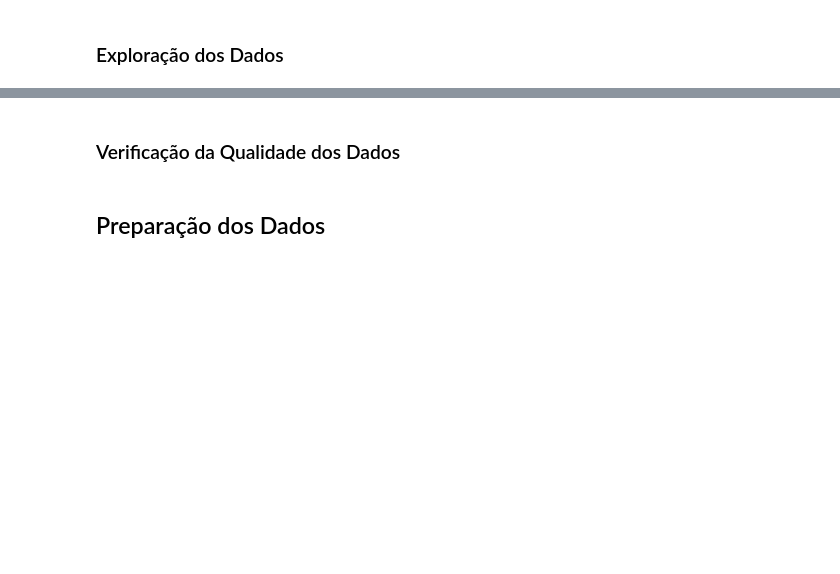
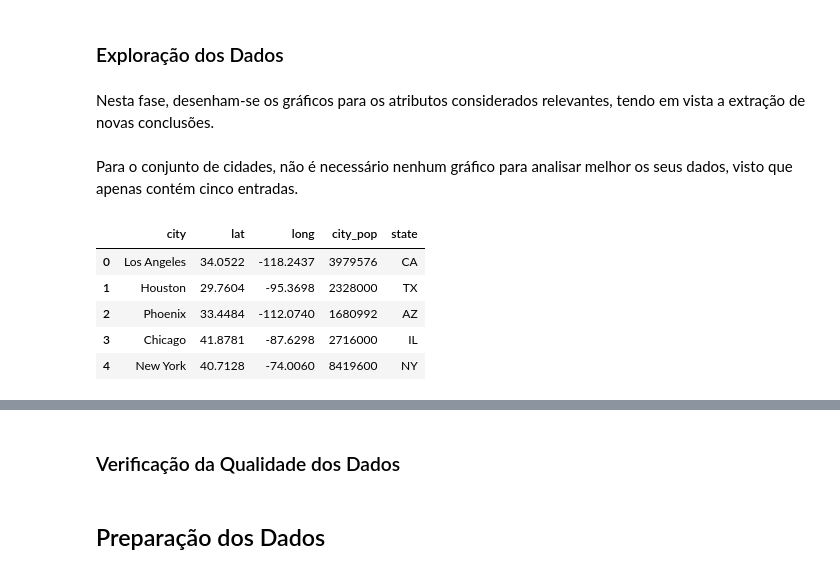
Before and after one commit to manelneto/fraud, a Jupyter notebook: task1.ipynb, the cells around one changed output, grey strips where cells are left out. Drawn from its saved outputs; the diff is of its cells as text; code cells hidden in the pictures; blank space fills up the shorter version.

```diff
--- a/task1.ipynb
+++ b/task1.ipynb
@@ -404,2 +275,15 @@ Assim, é possível extrair as seguintes conclusões:
 # %% [markdown]
 ### Exploração dos Dados
+# %% [markdown]
+Nesta fase, desenham-se os gráficos para os atributos considerados relevantes, tendo em vista a extração de novas conclusões.
+# %% [markdown]
+Para o conjunto de cidades, não é necessário nenhum gráfico para analisar melhor os seus dados, visto que apenas contém cinco entradas.
+# %%
+cities
+# %% [output]
+|  | city | lat | long | city_pop | state |
+| 0 | Los Angeles | 34.0522 | -118.2437 | 3979576 | CA |
+| 1 | Houston | 29.7604 | -95.3698 | 2328000 | TX |
+| 2 | Phoenix | 33.4484 | -112.0740 | 1680992 | AZ |
+| 3 | Chicago | 41.8781 | -87.6298 | 2716000 | IL |
+| 4 | New York | 40.7128 | -74.0060 | 8419600 | NY |
```
Also changed, not shown: parts of 37 cells of this notebook, 1 other file.
